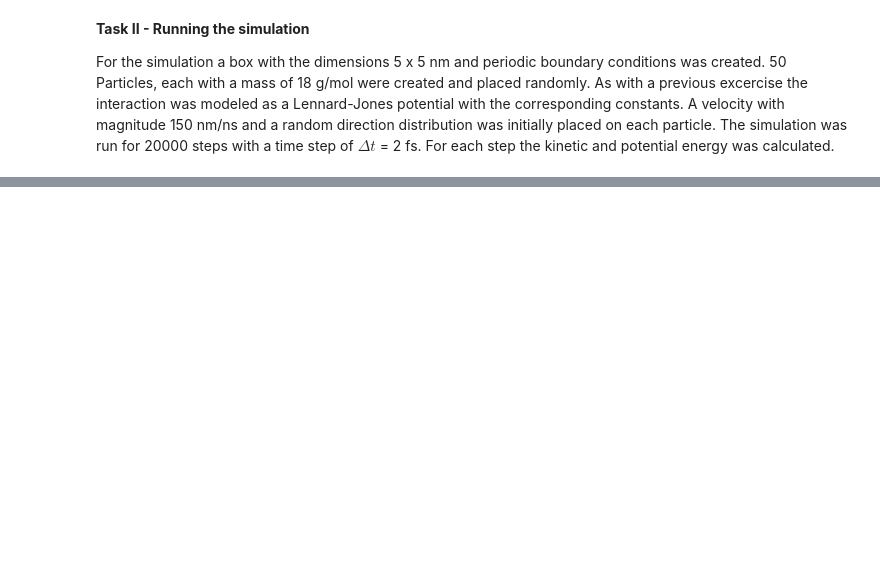
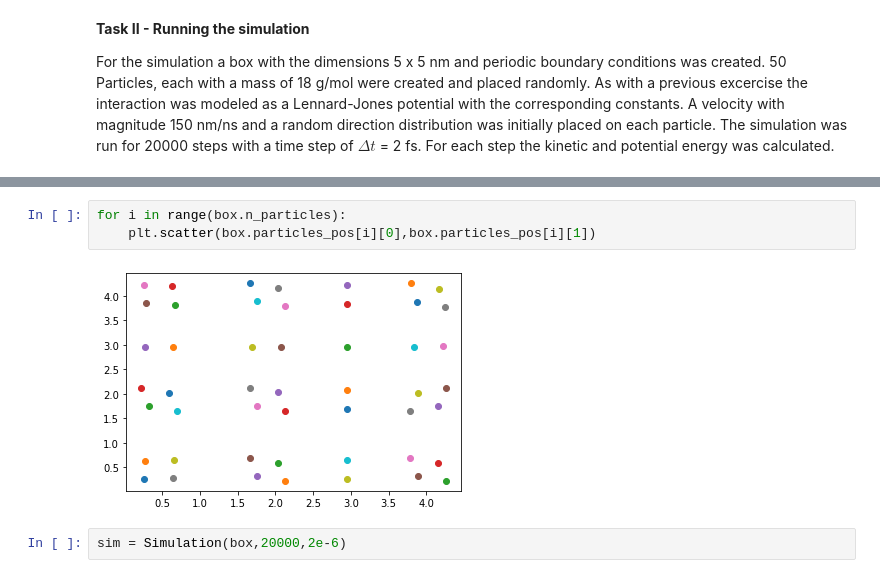
Before and after one commit to fsonak/VL_CCS, a Jupyter notebook: week_3.ipynb, the cells around one changed output, grey strips where cells are left out. Drawn from its saved outputs; the diff is of its cells as text; blank space fills up the shorter version.

```diff
--- a/week_3.ipynb
+++ b/week_3.ipynb
@@ -621 +479,8 @@ sim = Simulation(box, steps, dt)
+# %%
+for i in range(box.n_particles):
+    plt.scatter(box.particles_pos[i][0],box.particles_pos[i][1])
+# %% [output]
+[figure, added]
+# %%
+sim = Simulation(box,20000,2e-6)
 # %%
```
Also changed, not shown: parts of 35 cells of this notebook.
